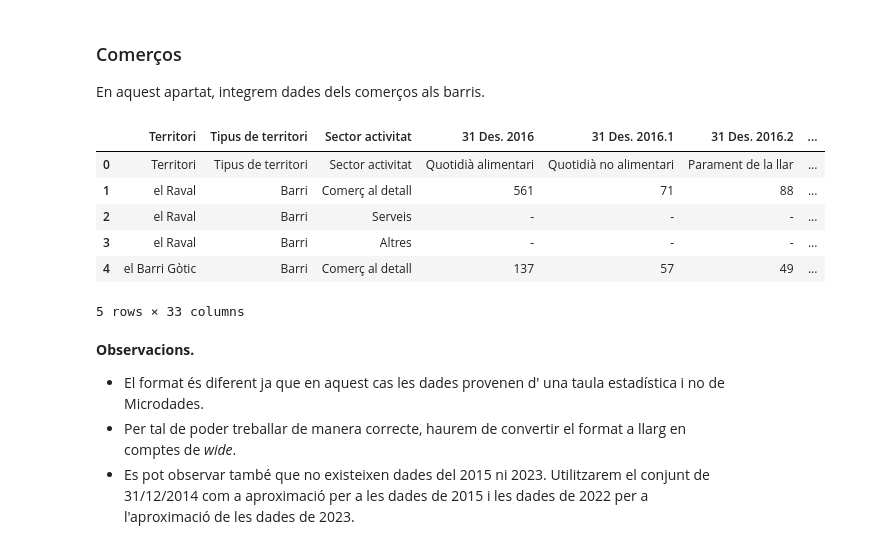
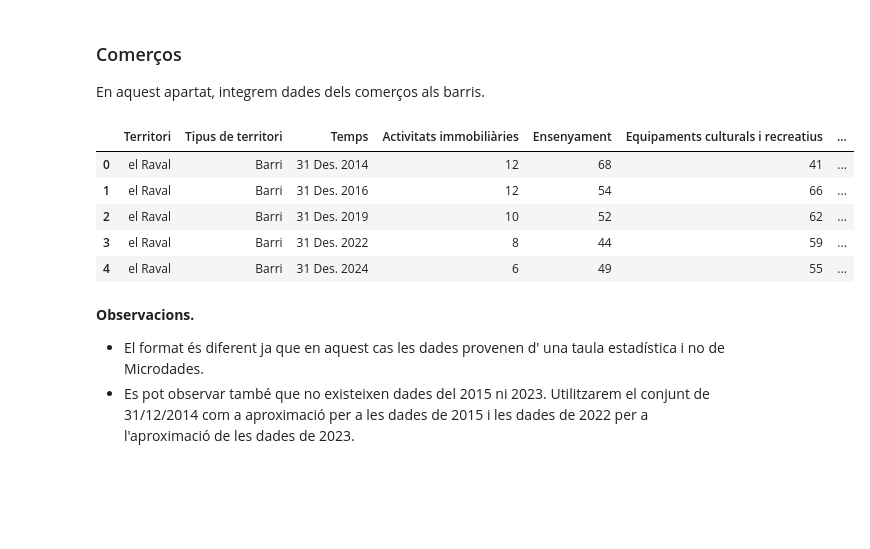
Before and after one commit to joseprau/tfm_gentrificacio_bcn, a Jupyter notebook: notebooks/ingestio_urbanes.ipynb, the cells around one changed output. Drawn from its saved outputs; the diff is of its cells as text; code cells hidden in the pictures; blank space fills up the shorter version.

Commit message:
ingestio urbanes i hinici habitatge

```diff
--- a/notebooks/ingestio_urbanes.ipynb
+++ b/notebooks/ingestio_urbanes.ipynb
@@ -175,18 +179,16 @@ with ZipFile("../data/Taula estadística - Nombre de locals comercials actius pe
     zip_ref.extractall("../data/raw/urbanes/locals_comercials")
 # %%
-df_locals = pd.read_csv("../data/raw/urbanes/locals_comercials/Taula estadística.csv")
-df_locals.head()
+df_locals_raw = pd.read_csv("../data/raw/urbanes/locals_comercials/Taula estadística.csv")
+df_locals_raw.head()
 # %% [output]
-|  | Territori | Tipus de territori | Sector activitat | 31 Des. 2016 | 31 Des. 2016.1 | 31 Des. 2016.2 | ... |
-| 0 | Territori | Tipus de territori | Sector activitat | Quotidià alimentari | Quotidià no alimentari | Parament de la llar | ... |
-| 1 | el Raval | Barri | Comerç al detall | 561 | 71 | 88 | ... |
-| 2 | el Raval | Barri | Serveis | - | - | - | ... |
-| 3 | el Raval | Barri | Altres | - | - | - | ... |
-| 4 | el Barri Gòtic | Barri | Comerç al detall | 137 | 57 | 49 | ... |
+|  | Territori | Tipus de territori | Temps | Activitats immobiliàries | Ensenyament | Equipaments culturals i recreatius | ... |
+| 0 | el Raval | Barri | 31 Des. 2014 | 12 | 68 | 41 | ... |
+| 1 | el Raval | Barri | 31 Des. 2016 | 12 | 54 | 66 | ... |
+| 2 | el Raval | Barri | 31 Des. 2019 | 10 | 52 | 62 | ... |
+| 3 | el Raval | Barri | 31 Des. 2022 | 8 | 44 | 59 | ... |
+| 4 | el Raval | Barri | 31 Des. 2024 | 6 | 49 | 55 | ... |
-5 rows × 33 columns
 # %% [markdown]
 **Observacions.**
 - El format és diferent ja que en aquest cas les dades provenen d' una taula estadística i no de Microdades.
-- Per tal de poder treballar de manera correcte, haurem de convertir el format a llarg en comptes de *wide*.
 - Es pot observar també que no existeixen dades del 2015 ni 2023. Utilitzarem el conjunt de 31/12/2014 com a aproximació per a les dades de 2015 i les dades de 2022 per a l'aproximació de les dades de 2023.
 # %%
```
Also changed, not shown: parts of 18 cells of this notebook, 1 other file.
